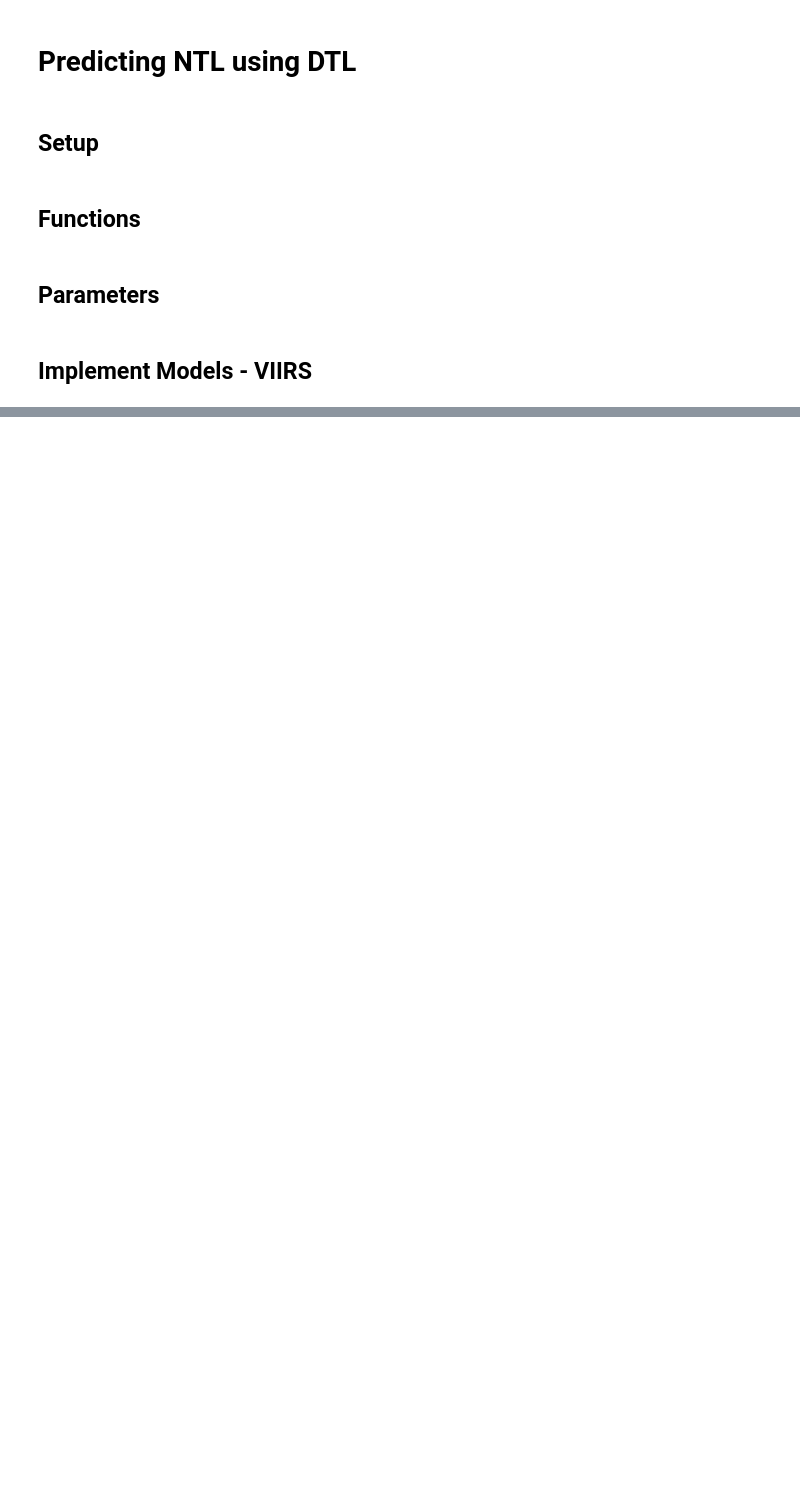
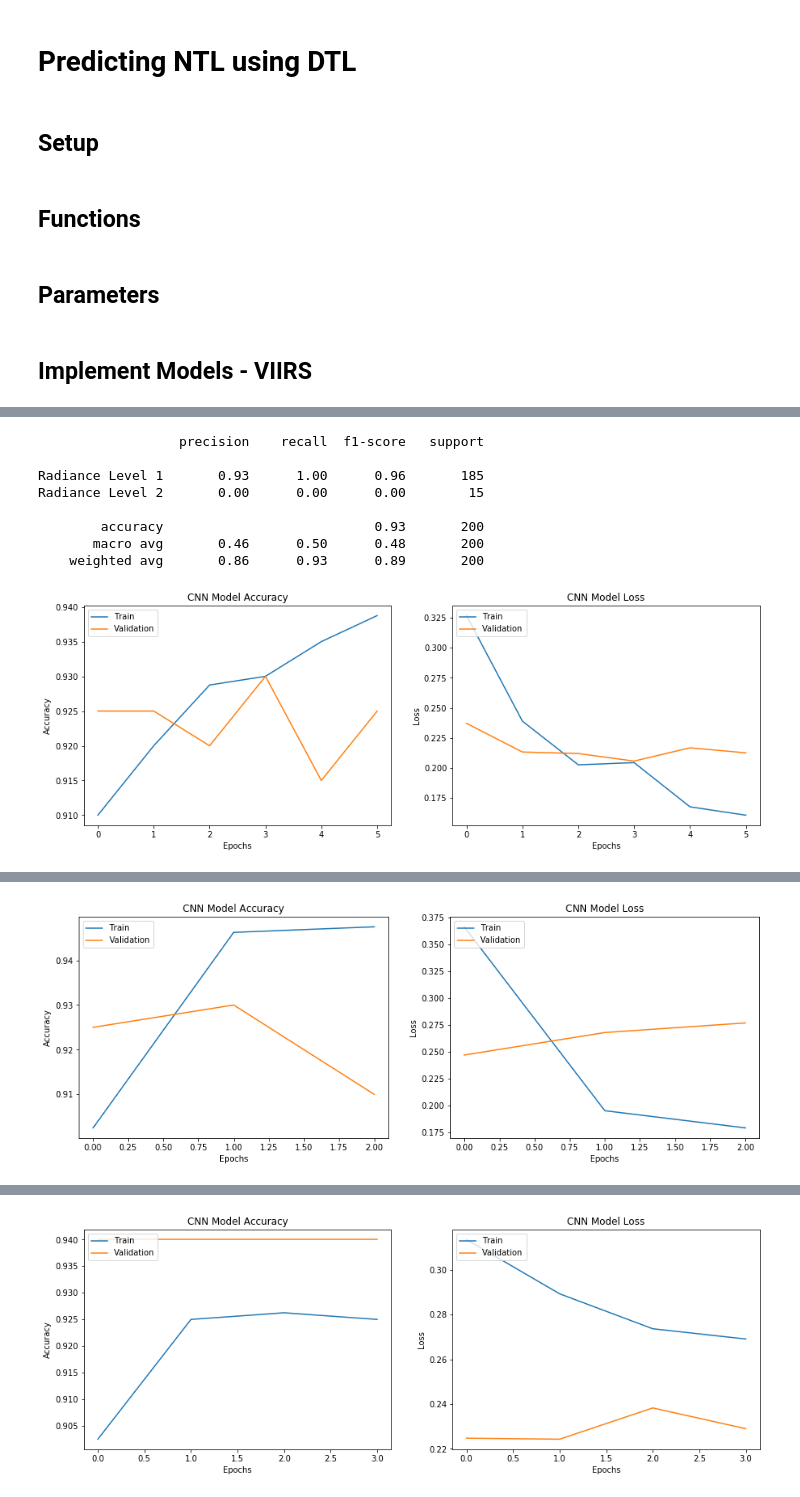
Before and after one commit to dime-worldbank/big-data-poverty-estimation, a Jupyter notebook: DataWork/03_predict_ntl_with_dtl/02_cnn_v2.ipynb, the cells around one changed output, grey strips where cells are left out. Drawn from its saved outputs; the diff is of its cells as text; code cells hidden in the pictures; blank space fills up the shorter version.

```diff
--- a/DataWork/03_predict_ntl_with_dtl/02_cnn_v2.ipynb
+++ b/DataWork/03_predict_ntl_with_dtl/02_cnn_v2.ipynb
@@ -210,7 +210,7 @@ def split_train_test(DTL, NTL):
     trainX, testX = normalize(trainX), normalize(testX)
     return (trainX, testX, trainY, testY)
 
-def make_predictions(testX, testY):
+def make_predictions(testX, testY, CNN_MODEL_PATH):
     '''
     Loads best model, makes predictions on testY using testX, saves predicted values to s3.
 
@@ -222,7 +222,7 @@ def make_predictions(testX, testY):
     '''
     ## Save dataframe of predicted versus actual values
 
-    best_model = load_model(CNN_MODEL_CHECKPOINT)
+    best_model = load_model(CNN_MODEL_PATH)
 
     # Predict Values
     predY = best_model.predict(testX) # model.predict(testX)
@@ -232,8 +232,10 @@ def make_predictions(testX, testY):
     # Make Dataframe
     results_df = pd.DataFrame({'predY': predY, 'testY': testY_bins})
 
+    CSV_PATH = CNN_MODEL_PATH.replace('.h5', '_predictions.csv')
+
     # Save locally
-    results_df.to_csv(os.path.join(LOCAL_DIR, PREDICTION_FILENAME), index=False)
+    results_df.to_csv(CSV_PATH, index=False)
 # %% [markdown]
 ## Parameters
 # %%
@@ -256,38 +258,49 @@ dtl_files = list(filter(reg.search, cnn_files))
 # %%
 # Loop through files/parameters and estimate CNN model
 
-#for dtl_file_i = dtl_files:
-dtl_file_i = dtl_files[0]
-DTL = np.load(os.path.join(CNN_FOLDER, dtl_file_i))
+# LOOP THROuGH DTL FILES (rgb, b5, etc.)
+for dtl_file_i in dtl_files:
 
-if DTL.shape[3] == 1:
-    DTL = np.repeat(DTL, 3, -1)
+    DTL = np.load(os.path.join(CNN_FOLDER, dtl_file_i))
 
-#for dep_var in ['median_rad_2014_5bin']:
-dep_var = 'median_rad_2014_5bin'
+    # If only one DTL band, repeat to make three
+    if DTL.shape[3] == 1:
+        DTL = np.repeat(DTL, 3, -1)
 
-n_uniq_ntl_vals = viirs[dep_var].value_counts().shape[0]
+    # LOOP THROUGH DIFFERENT DEPENDENT VARIABLES
+    for dep_var in ['median_rad_2014_5bin']:
 
-DEPVAR = viirs[dep_var].to_numpy()
+        # Define CNN Model Path/Name (.h5 file)
+        dtl_file_i_clean = dtl_file_i.replace('.npy', '')
+        CNN_MODEL_PATH = os.path.join(CNN_FOLDER, f'CNN_DEPVAR_{dep_var}_DTLFIlE_{dtl_file_i_clean}.h5')
 
-if n_uniq_ntl_vals <= 10:
-    # Classification
-    model = define_model_imagenet(image_height, image_width, n_uniq_ntl_vals)
-else:
-    # Regression
-    # TODO: Define regression model
+        # Count number of unique dep var values.
+        # --Need this number for classification
+        # --If a lot of unique numbers, do regression
+        n_uniq_dep_vals = viirs[dep_var].value_counts().shape[0]
 
-trainX, testX, trainY, testY = split_train_test(DTL, DEPVAR)
-print(trainX.shape)
-print(testX.shape)
+        DEPVAR = viirs[dep_var].to_numpy()
 
-# Evaluate Model
-history = evaluate_model(model, trainX, trainY, testX, testY, CNN_FOLDER)
+        if n_uniq_ntl_vals <= 10:
+            # Classification
+            model = define_model_imagenet(image_height, image_width, n_uniq_dep_vals)
+        else:
+            dummy = 'dummy'
+            # Regression
+            # TODO: Define regression model
 
-# Evaluation Stats
-display_eval_metrics(model, testX, testY, n_ntl_bins)
-plot_model_accuracy_loss(history)
-make_predictions(testX, testY)
+        # Split into train & test
+        trainX, testX, trainY, testY = split_train_test(DTL, DEPVAR)
+        print(trainX.shape)
+        print(testX.shape)
+
+        # Evaluate Model
+        history = evaluate_model(model, trainX, trainY, testX, testY, CNN_MODEL_PATH)
+
+        # Evaluation Stats
+        display_eval_metrics(model, testX, testY, n_uniq_dep_vals) #TODO: for classificaiton (not regression)
+        plot_model_accuracy_loss(history)
+        make_predictions(testX, testY, CNN_MODEL_PATH)
 # %% [output]
 (800, 48, 48, 3)
 (200, 48, 48, 3)
@@ -304,0 +320,9 @@ Epoch 00005: val_loss did not improve from 0.19908
+                  precision    recall  f1-score   support
+
+Radiance Level 1       0.93      1.00      0.96       185
+Radiance Level 2       0.00      0.00      0.00        15
+
+        accuracy                           0.93       200
+       macro avg       0.46      0.50      0.48       200
+    weighted avg       0.86      0.93      0.89       200
+[figure, added]
@@ -304,0 +346 @@ Epoch 00005: val_loss did not improve from 0.19908
+[figure, added]
@@ -304,0 +366 @@ Epoch 00005: val_loss did not improve from 0.19908
+[figure, added]
```
Also changed, not shown: parts of 2 cells of this notebook, 1 other file.
